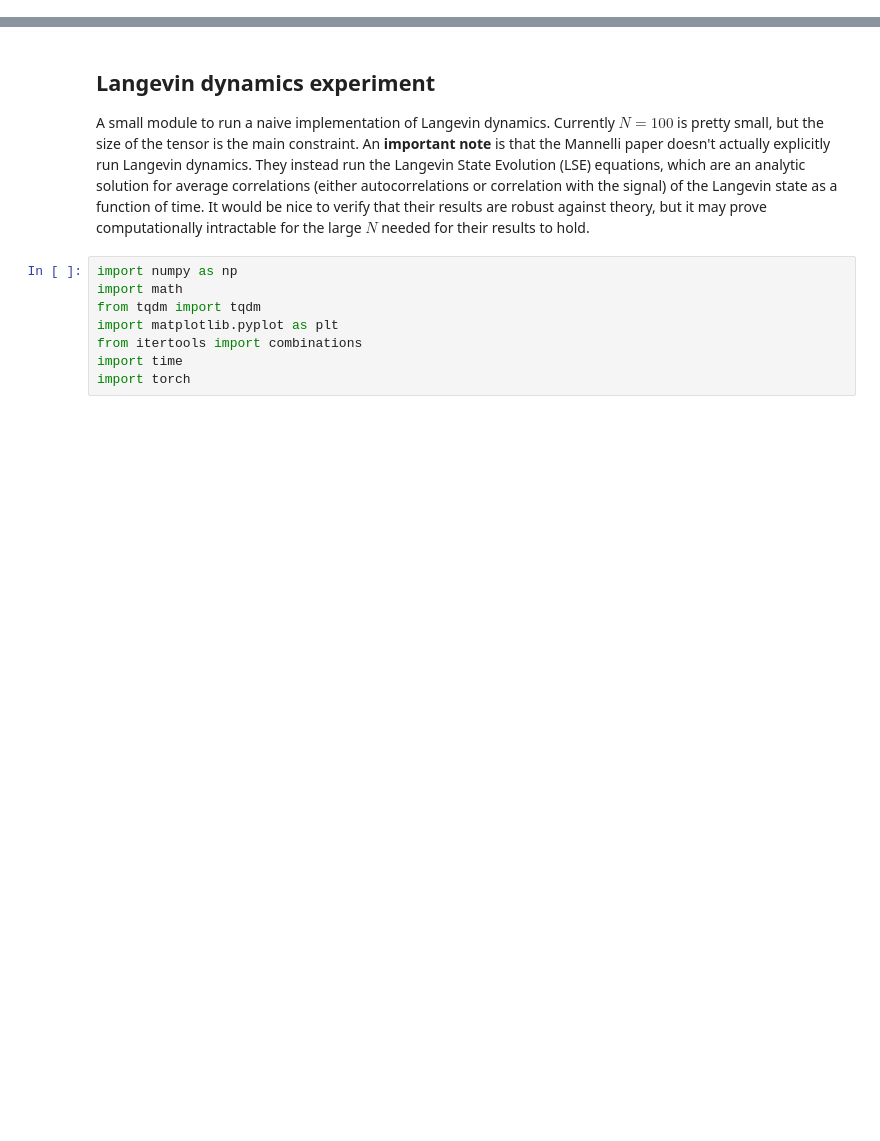
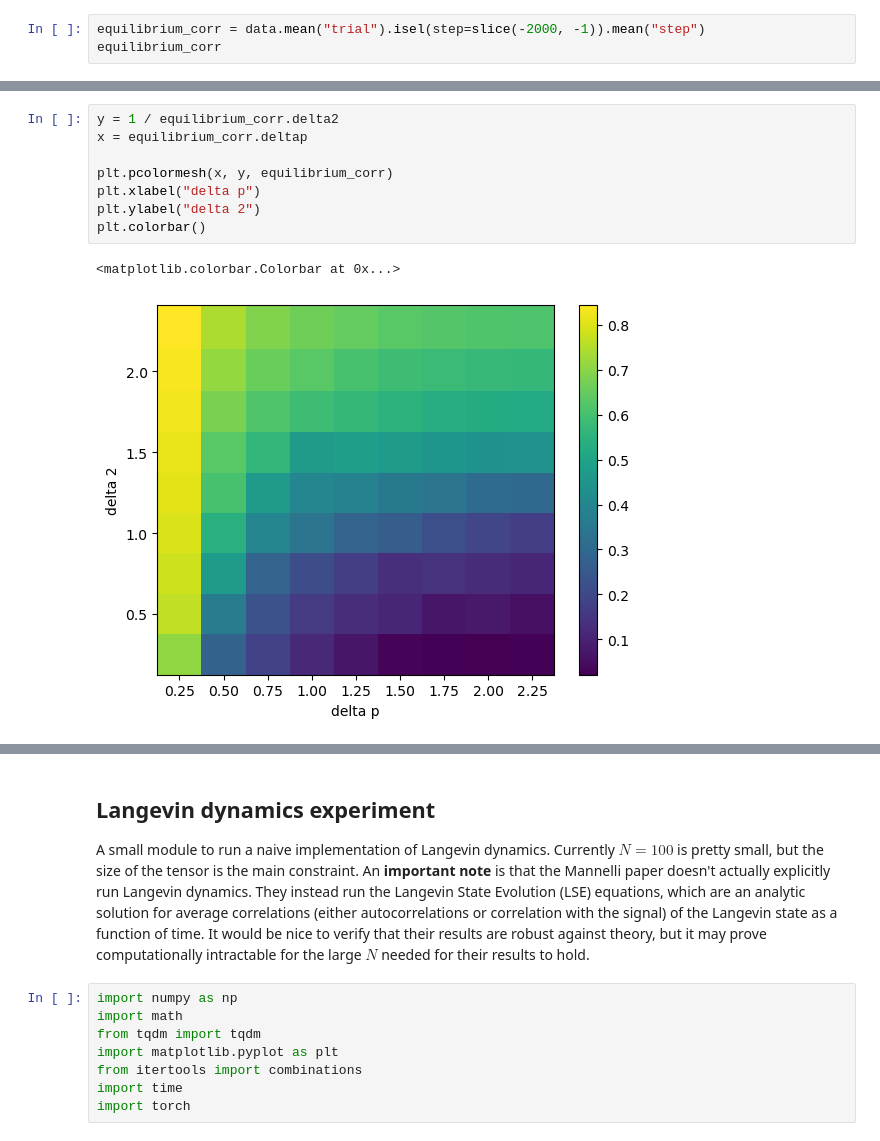
Before and after one commit to ychnli/ap229-final-project, a Jupyter notebook: sandbox.ipynb, the cells around one changed output, grey strips where cells are left out. Saved outputs shown, nothing was run; the diff lists cells and outputs as text; blank space fills up the shorter version.

```diff
--- a/sandbox.ipynb
+++ b/sandbox.ipynb
@@ -0,0 +51,3 @@
+# %%
+equilibrium_corr = data.mean("trial").isel(step=slice(-2000, -1)).mean("step")
+equilibrium_corr
@@ -0,0 +72,11 @@
+# %%
+y = 1 / equilibrium_corr.delta2
+x = equilibrium_corr.deltap
+
+plt.pcolormesh(x, y, equilibrium_corr)
+plt.xlabel("delta p")
+plt.ylabel("delta 2")
+plt.colorbar()
+# %% [output]
+<matplotlib.colorbar.Colorbar at 0x...>
+[figure, added]
```
Also changed, not shown: parts of 5 cells of this notebook, 2 other files.
